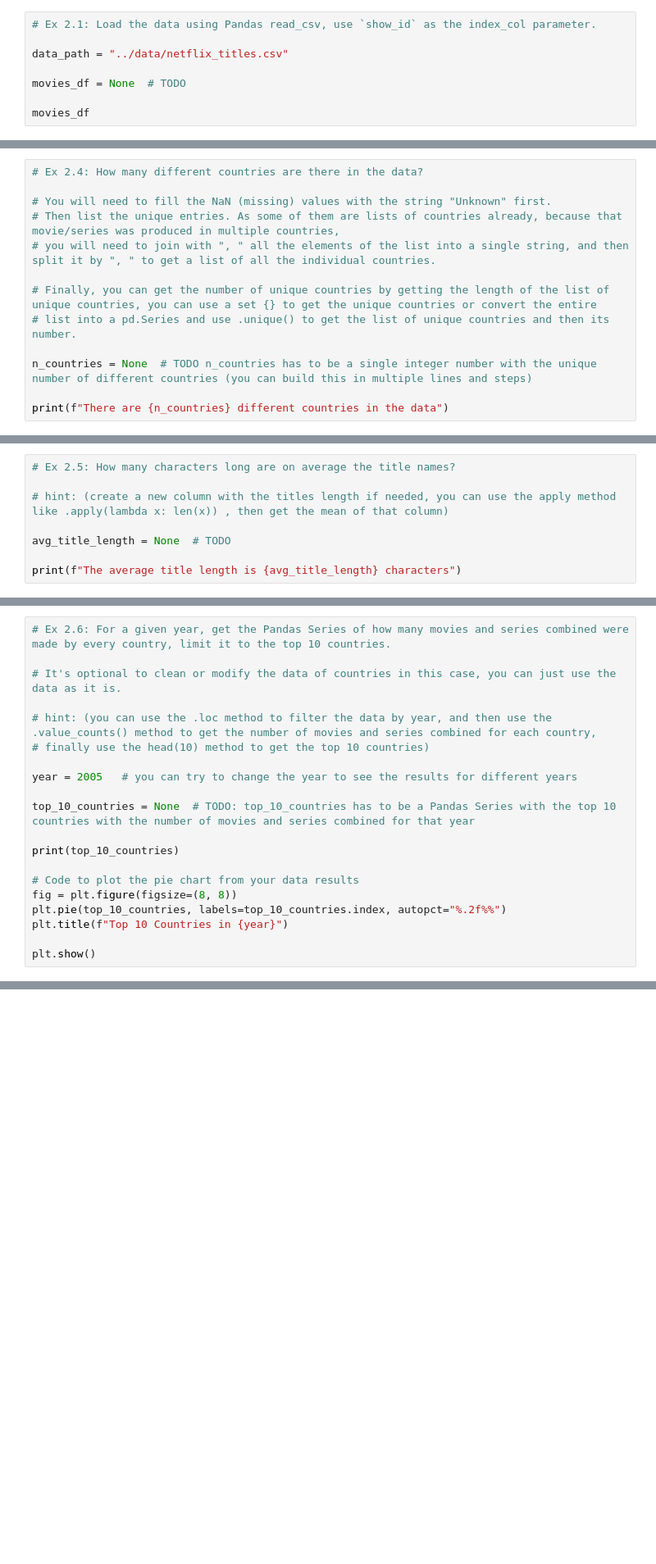
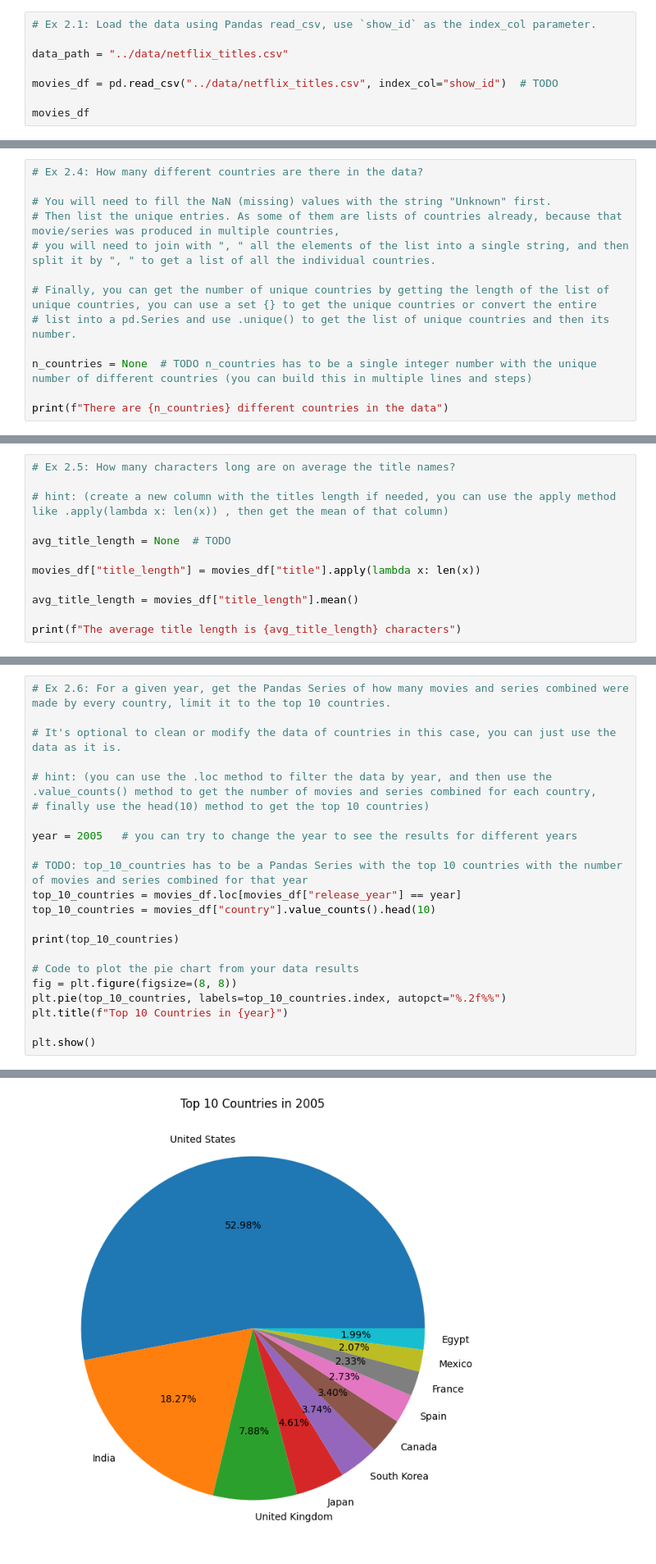
Before and after one commit to carlotasoler03/eae_ipld_project, a Jupyter notebook: development/02_netflix_data_analysis.ipynb, the cells around one changed output, grey strips where cells are left out. Shown at 82% size. Saved outputs shown, nothing was run; the diff lists cells and outputs as text; blank space fills up the shorter version.

```diff
--- a/development/02_netflix_data_analysis.ipynb
+++ b/development/02_netflix_data_analysis.ipynb
@@ -29,6 +29,6 @@ import matplotlib.pyplot as plt
 
 data_path = "../data/netflix_titles.csv"
 
-movies_df = None  # TODO
+movies_df = pd.read_csv("../data/netflix_titles.csv", index_col="show_id")  # TODO
 
 movies_df
@@ -65,4 +101,8 @@ print(f"There are {n_countries} different countries in the data")
 
 avg_title_length = None  # TODO
 
+movies_df["title_length"] = movies_df["title"].apply(lambda x: len(x))
+
+avg_title_length = movies_df["title_length"].mean()
+
 print(f"The average title length is {avg_title_length} characters")
@@ -76,7 +118,9 @@ print(f"The average title length is {avg_title_length} characters")
 
 year = 2005   # you can try to change the year to see the results for different years
 
-top_10_countries = None  # TODO: top_10_countries has to be a Pandas Series with the top 10 countries with the number of movies and series combined for that year
+# TODO: top_10_countries has to be a Pandas Series with the top 10 countries with the number of movies and series combined for that year
+top_10_countries = movies_df.loc[movies_df["release_year"] == year]
+top_10_countries = movies_df["country"].value_counts().head(10)
 
 print(top_10_countries)
 
@@ -86,3 +130,4 @@ plt.pie(top_10_countries, labels=top_10_countries.index, autopct="%.2f%%")
 plt.title(f"Top 10 Countries in {year}")
 
 plt.show()
+# %% [output]
@@ -89,3 +146,4 @@ plt.show()
+[figure, added]
 # %%
 # Ex 2.7: Make a line chart of the average duration of movies (not TV shows) in minutes for every year across all the years.
 
```
Also changed, not shown: parts of 7 cells of this notebook.
